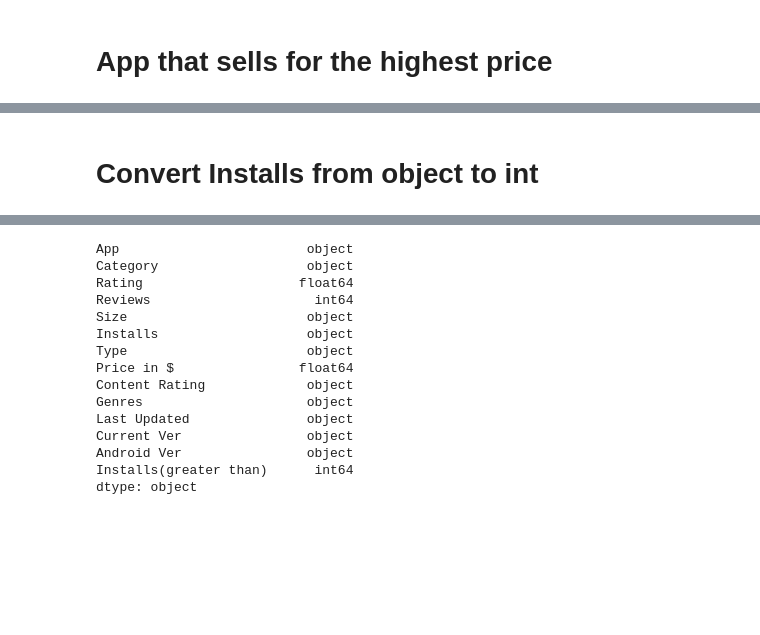
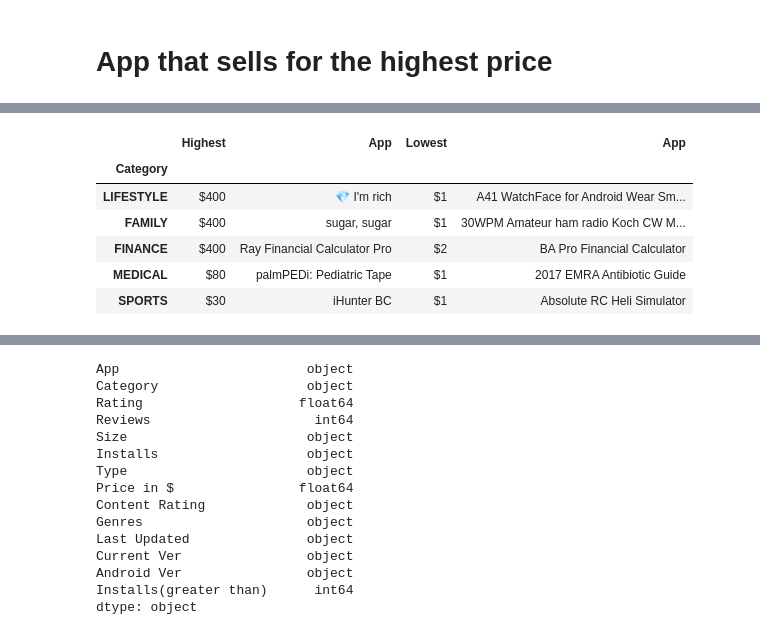
Before and after one commit to shernee/playstore_analysis, a Jupyter notebook: analysis.ipynb, the cells around one changed output, grey strips where cells are left out. Cells and saved outputs as stored; diff of their text form; code cells hidden in the pictures; blank space fills up the shorter version.

```diff
--- a/analysis.ipynb
+++ b/analysis.ipynb
@@ -485,2 +592,0 @@ gr_paidcat['Reviews'].agg([('AvgReviews','mean')]).nlargest(5,columns='AvgReview
-# %% [markdown]
-# Convert Installs from object to int
@@ -488,0 +593,6 @@ Apps['Installs(greater than)']=Apps['Installs'].str.replace('+','').str.replace(
+# %%
+df_maxprice=gr_paidcat['Price in $','App'].agg({'Price in $':'max'}).rename(columns={'Price in $':'Highest'})
+df_maxprice.columns=df_maxprice.columns.droplevel(0)
+# %%
+df_minprice=gr_paidcat['Price in $','App'].agg({'Price in $':'min'}).rename(columns={'Price in $':'Lowest'})
+df_minprice.columns=df_minprice.columns.droplevel(0)
@@ -488,0 +602,12 @@ Apps['Installs(greater than)']=Apps['Installs'].str.replace('+','').str.replace(
+# %%
+df_maxmin=pd.concat([df_maxprice,df_minprice],axis=1).sort_values(by=['Highest'],ascending=False)
+df_maxmin[['Highest','Lowest']]=df_maxmin[['Highest','Lowest']].applymap('${0:.0f}'.format)
+df_maxmin[:5]
+# %% [output]
+|  | Highest | App | Lowest | App |
+| Category |  |  |  |  |
+| LIFESTYLE | $400 | 💎 I'm rich | $1 | A41 WatchFace for Android Wear Sm... |
+| FAMILY | $400 | sugar, sugar | $1 | 30WPM Amateur ham radio Koch CW M... |
+| FINANCE | $400 | Ray Financial Calculator Pro | $2 | BA Pro Financial Calculator |
+| MEDICAL | $80 | palmPEDi: Pediatric Tape | $1 | 2017 EMRA Antibiotic Guide |
+| SPORTS | $30 | iHunter BC | $1 | Absolute RC Heli Simulator |
```
Also changed, not shown: parts of 54 cells of this notebook.
